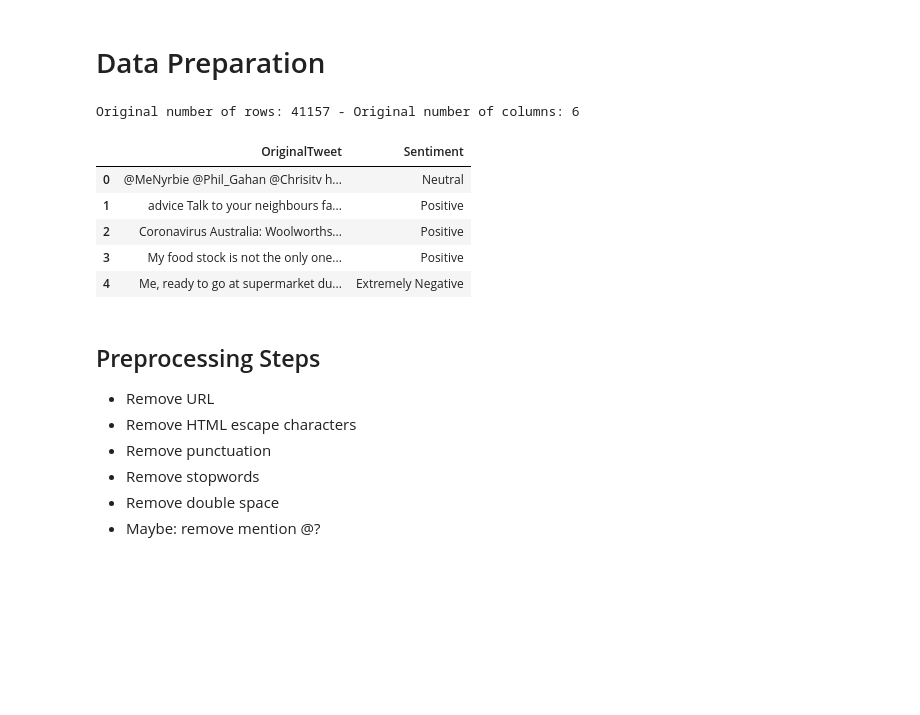
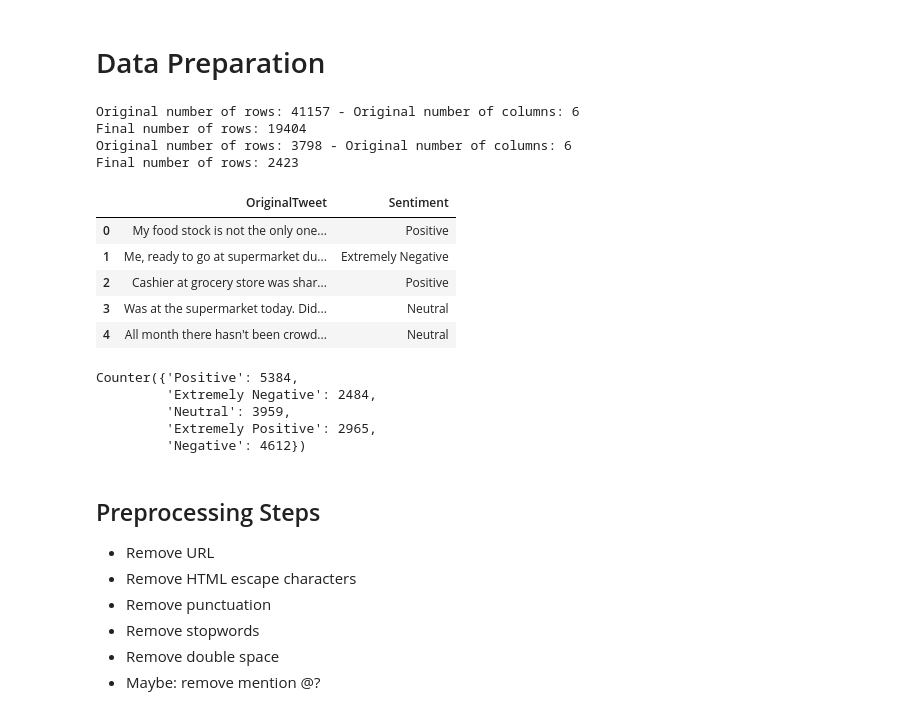
Before and after one commit to AndreaSeveso/BigDataAnalytics, a Jupyter notebook: Big Data Project.ipynb, the cells around one changed output. Cells and saved outputs as stored; diff of their text form; code cells hidden in the pictures; blank space fills up the shorter version.

```diff
--- a/Big Data Project.ipynb
+++ b/Big Data Project.ipynb
@@ -12,22 +20,60 @@ from nltk.corpus import stopwords
 # Data Preparation
 # %%
 # Loading the dataset
-# Notice delimiter and encoding
-df = pd.read_csv('data/Corona_NLP_train.csv', delimiter=',', encoding='latin-1')
-print(f'Original number of rows: {df.shape[0]} - Original number of columns: {df.shape[1]}')
+def load_dataset(loc):
+    # Notice delimiter and encoding
+    df = pd.read_csv(loc, delimiter=',', encoding='latin-1')
+    print(f'Original number of rows: {df.shape[0]} - Original number of columns: {df.shape[1]}')
 
-# To create a text classifier, we just need corpus and target variable
-df = df[['OriginalTweet', 'Sentiment']]
+    # To create a text classifier, we just need corpus and target variable
+    df = df[['OriginalTweet', 'Sentiment']]
 
-display(df.head())
+    def find_most_common_hashtags():
+        """ Returns the 100 most common hashtags in the dataset
+        """
+        dct = Counter()
+        for text in df_train['OriginalTweet']:
+            hashtags = re.findall(r'#\S+', text)
+            for hashtag in hashtags:
+                dct[hashtag] += 1
+
+        common_hashtags = {x[0] for x in dct.most_common()[:100]}
+        return common_hashtags
+
+    common_hashtags = find_most_common_hashtags()
+
+    # Remove the tweet if it doesn't contain one of the common hashtags
+    df = df[[True if set(x.split(' ')).intersection(common_hashtags) != set() else False for x in df['OriginalTweet']]]
+    df = df.reset_index(drop=True)
+    print(f'Final number of rows: {df.shape[0]}')
+
+    return df
+
+df_train = load_dataset('data/Corona_NLP_train.csv')
+df_test = load_dataset('data/Corona_NLP_test.csv')
+class_names = df_train['Sentiment'].unique()
+class_names.sort()
+display(df_train.head())
 # %% [output]
 Original number of rows: 41157 - Original number of columns: 6
+Final number of rows: 19404
+Original number of rows: 3798 - Original number of columns: 6
+Final number of rows: 2423
 |  | OriginalTweet | Sentiment |
-| 0 | @MeNyrbie @Phil_Gahan @Chrisitv h... | Neutral |
-| 1 | advice Talk to your neighbours fa... | Positive |
-| 2 | Coronavirus Australia: Woolworths... | Positive |
-| 3 | My food stock is not the only one... | Positive |
-| 4 | Me, ready to go at supermarket du... | Extremely Negative |
+| 0 | My food stock is not the only one... | Positive |
+| 1 | Me, ready to go at supermarket du... | Extremely Negative |
+| 2 | Cashier at grocery store was shar... | Positive |
+| 3 | Was at the supermarket today. Did... | Neutral |
+| 4 | All month there hasn't been crowd... | Neutral |
+# %%
+Counter(df_train['Sentiment'])
+# Classes are balanced.
+# %% [output]
+Counter({'Positive': 5384,
+         'Extremely Negative': 2484,
+         'Neutral': 3959,
+         'Extremely Positive': 2965,
+         'Negative': 4612})
 # %% [markdown]
 ## Preprocessing Steps
 
```
Also changed, not shown: parts of 14 cells of this notebook, 1 other file.
